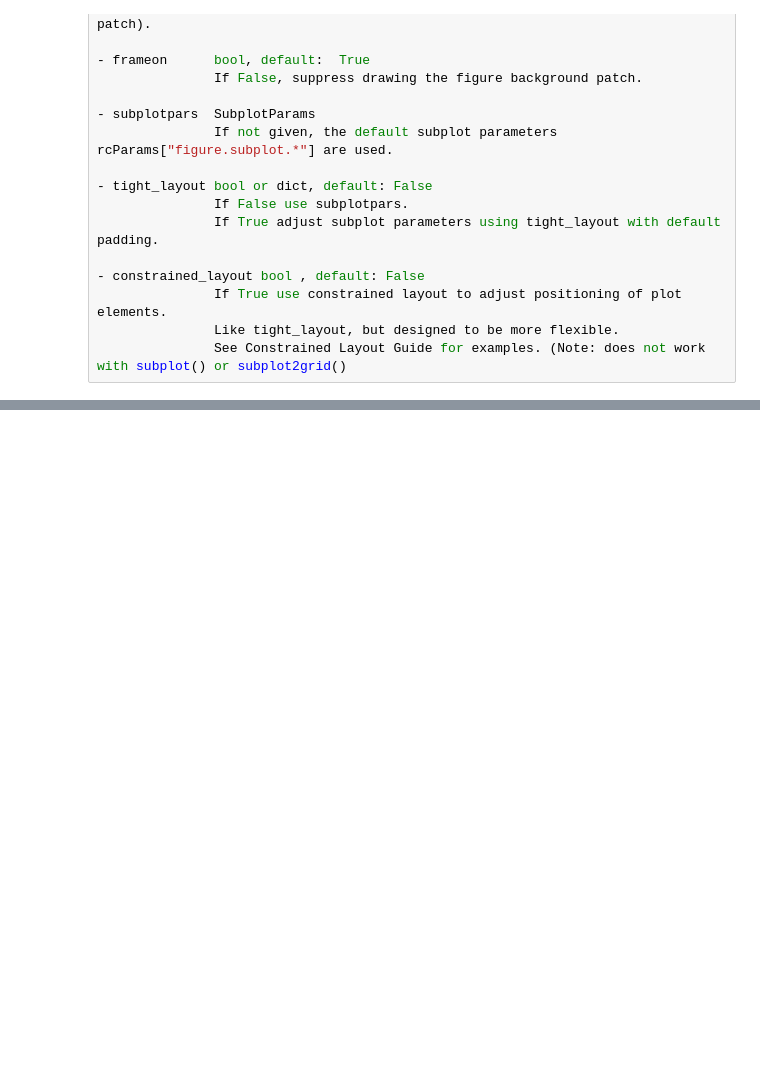
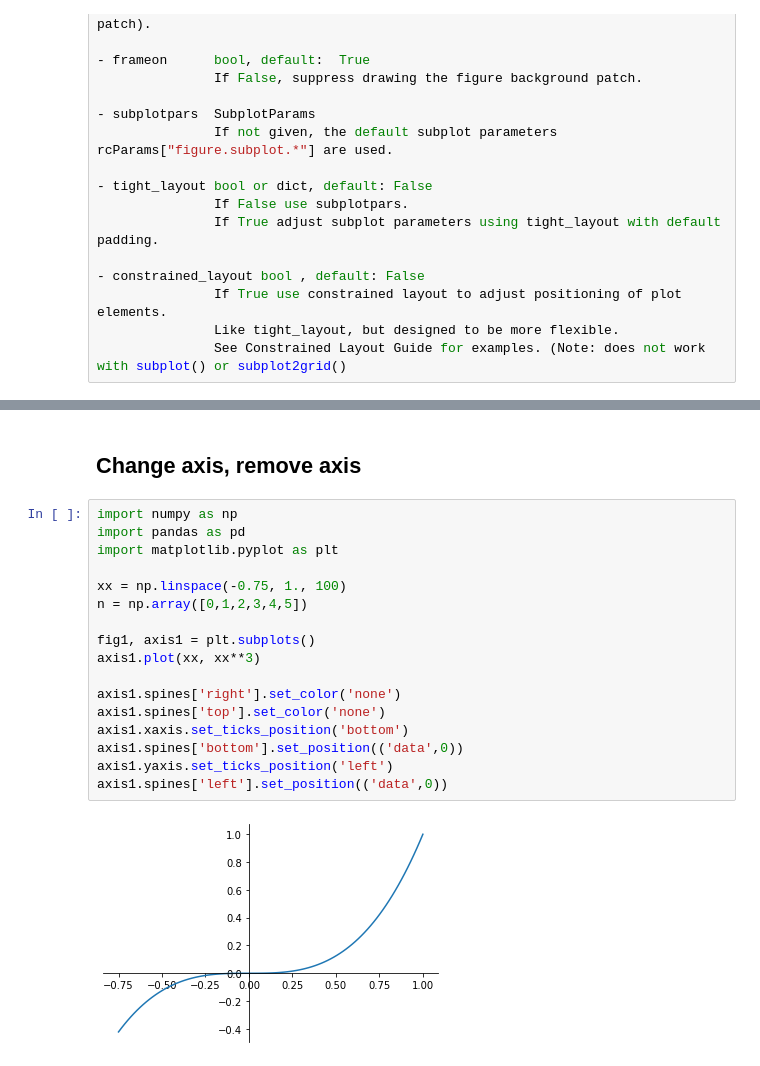
Before and after one commit to k21k/Python-Notes, a Jupyter notebook: Learning Notes/Learning Notes 7 - Matplotlib.ipynb, the cells around one changed output, grey strips where cells are left out. Drawn from its saved outputs; the diff is of its cells as text; blank space fills up the shorter version.

```diff
--- a/Learning Notes/Learning Notes 7 - Matplotlib.ipynb
+++ b/Learning Notes/Learning Notes 7 - Matplotlib.ipynb
@@ -610,0 +587,21 @@ Which one to use?
+# %% [markdown]
+## Change axis, remove axis
+# %%
+import numpy as np
+import pandas as pd
+import matplotlib.pyplot as plt
+
+xx = np.linspace(-0.75, 1., 100)
+n = np.array([0,1,2,3,4,5])
+
+fig1, axis1 = plt.subplots()
+axis1.plot(xx, xx**3)
+
+axis1.spines['right'].set_color('none')
+axis1.spines['top'].set_color('none')
+axis1.xaxis.set_ticks_position('bottom')
+axis1.spines['bottom'].set_position(('data',0))
+axis1.yaxis.set_ticks_position('left')
+axis1.spines['left'].set_position(('data',0))
+# %% [output]
+[figure, added]
```
Also changed, not shown: parts of 25 cells of this notebook, 5 other files.
